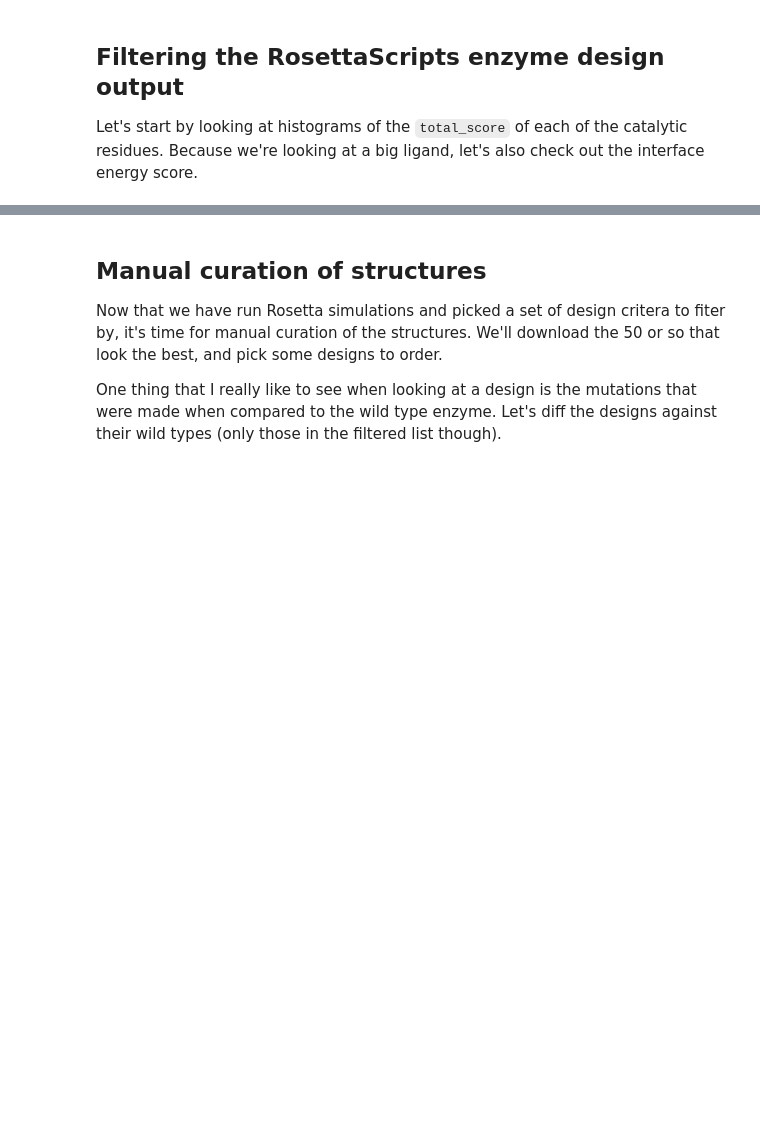
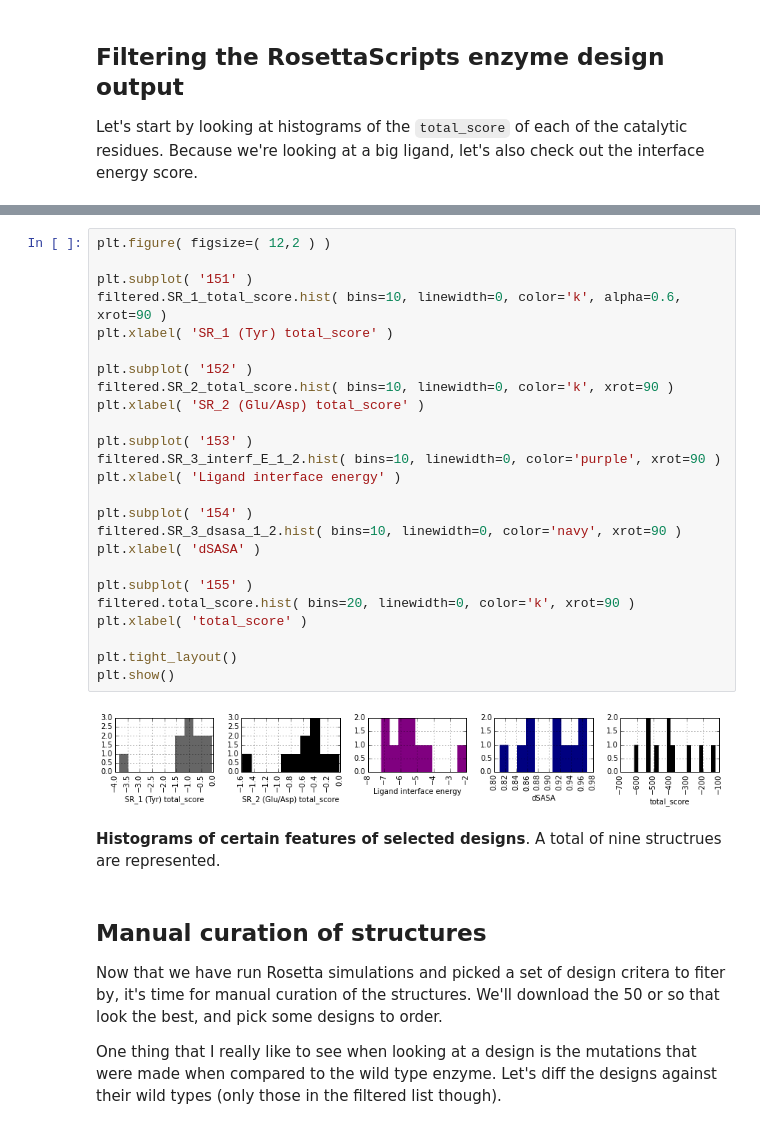
Before and after one commit to dacarlin/dnh-aro, a Jupyter notebook: Untitled.ipynb, the cells around one changed output, grey strips where cells are left out. Cells and saved outputs as stored; diff of their text form; blank space fills up the shorter version.

```diff
--- a/Untitled.ipynb
+++ b/Untitled.ipynb
@@ -180,3 +250,32 @@ filtered.sort( 'SR_3_dsasa_1_2', ascending=False ) # most buried on top
+# %%
+plt.figure( figsize=( 12,2 ) )
+
+plt.subplot( '151' )
+filtered.SR_1_total_score.hist( bins=10, linewidth=0, color='k', alpha=0.6, xrot=90 )
+plt.xlabel( 'SR_1 (Tyr) total_score' )
+
+plt.subplot( '152' )
+filtered.SR_2_total_score.hist( bins=10, linewidth=0, color='k', xrot=90 )
+plt.xlabel( 'SR_2 (Glu/Asp) total_score' )
+
+plt.subplot( '153' )
+filtered.SR_3_interf_E_1_2.hist( bins=10, linewidth=0, color='purple', xrot=90 )
+plt.xlabel( 'Ligand interface energy' )
+
+plt.subplot( '154' )
+filtered.SR_3_dsasa_1_2.hist( bins=10, linewidth=0, color='navy', xrot=90 )
+plt.xlabel( 'dSASA' )
+
+plt.subplot( '155' )
+filtered.total_score.hist( bins=20, linewidth=0, color='k', xrot=90 )
+plt.xlabel( 'total_score' )
+
+plt.tight_layout()
+plt.show()
+# %% [output]
+[figure, added]
+# %% [markdown]
+**Histograms of certain features of selected designs**. A total of nine structrues are represented.
 # %% [markdown]
 ## Manual curation of structures
 
```
Also changed, not shown: parts of 16 cells of this notebook.
